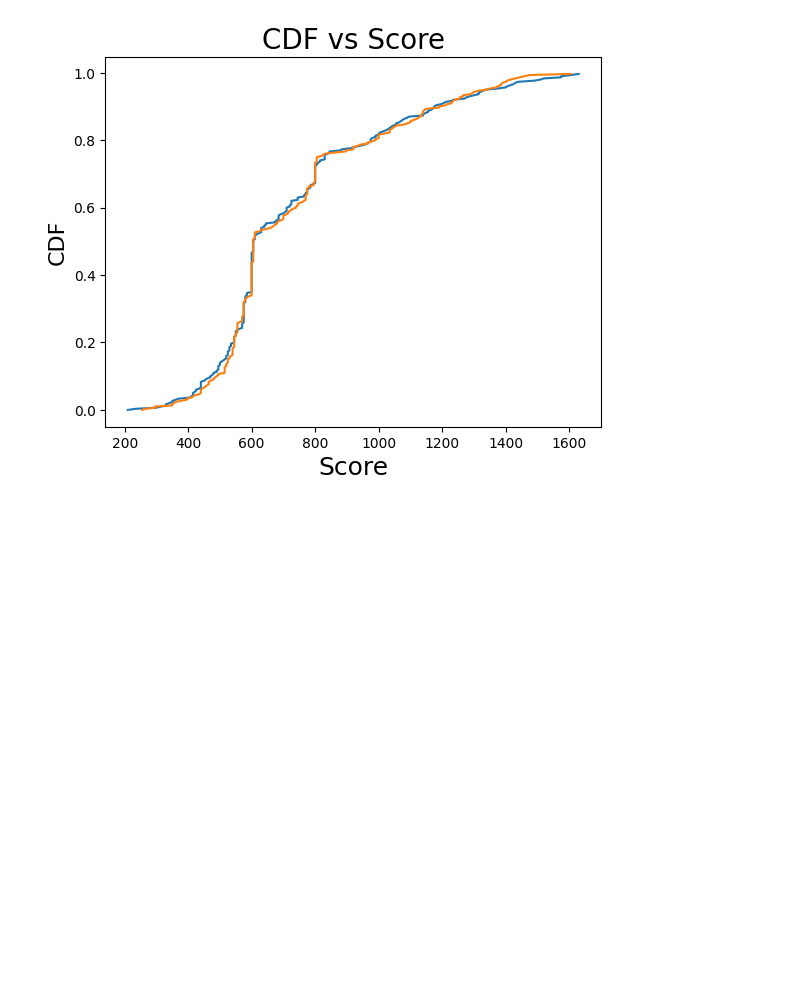
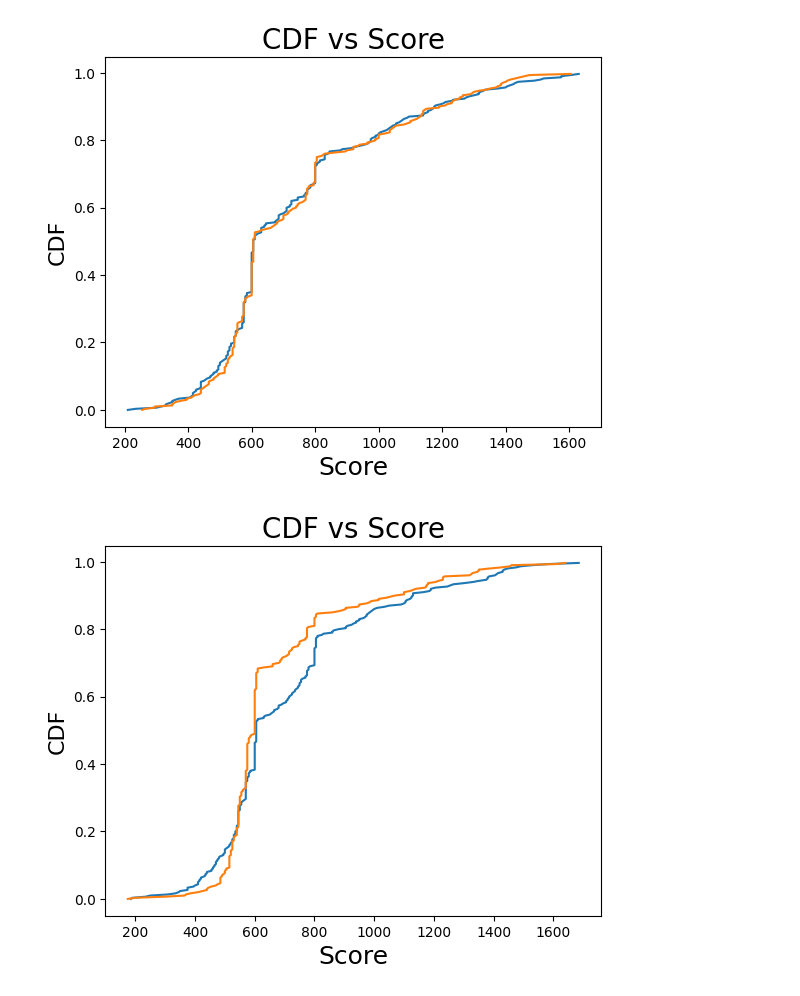
Before and after one commit to sczopek/spaceInvadersAtariRl, a Jupyter notebook: doesStableBaselinePreprocessFrameSkips.ipynb, the cells around one changed output. Cells and saved outputs as stored; diff of their text form; code cells hidden in the pictures; blank space fills up the shorter version.

```diff
--- a/doesStableBaselinePreprocessFrameSkips.ipynb
+++ b/doesStableBaselinePreprocessFrameSkips.ipynb
@@ -46,4 +74,0 @@ checkpoint_callback = CheckpointCallback(save_freq=250000, save_path="./gdrive/M
-# %%
-model = PPO.load("/content/gdrive/MyDrive/models/PPO/ppo_spaceInvadersFrameSkipWinningParams_106000000_steps", verbose=1, tensorboard_log="./gdrive/MyDrive/models/ppo_spaceinvaders_tensorboard/",
-                 force_reset=False)
-model.set_env(vec_env)
@@ -84,0 +146,12 @@ Streaming output truncated to the last 5000 lines.
+# %%
+from stable_baselines3.common.evaluation import evaluate_policy
+
+modelNoFrameSkip = PPO.load("/content/gdrive/MyDrive/models/PPO/ppo_spaceInvadersLvl4Train_9989760_steps", verbose=1,
+                 force_reset=False)
+
+env = make_atari_env("SpaceInvadersNoFrameskip-v4", n_envs=8, seed=0)
+# Stack 4 frames
+vec_env = VecFrameStack(env, n_stack=4)
+modelNoFrameSkip.set_env(vec_env)
+
+ep_reward_noFrameSkip, ep_len_noFrameSkip = evaluate_policy(modelNoFrameSkip, vec_env, n_eval_episodes=300, return_episode_rewards=True, deterministic=False)
@@ -88,7 +163,2 @@ from stable_baselines3.common.evaluation import evaluate_policy
 import numpy as np
 import matplotlib.pyplot as plt
-# %%
-model_wFrameSkip = model
-model_wFrameSkip.set_env(vec_env)
-
-ep_reward_wFrameSkip, ep_len_wFrameSkip = evaluate_policy(model, vec_env, n_eval_episodes=300, return_episode_rewards=True, deterministic=False)
@@ -97,6 +164,0 @@ Wrapping the env in a VecTransposeImage.
-# %%
-modelNoFrameSkip = PPO.load("/content/gdrive/MyDrive/models/PPO/ppo_spaceInvadersLvl4Train_9989760_steps", verbose=1, tensorboard_log="./gdrive/MyDrive/models/ppo_spaceinvaders_tensorboard/",
-                 force_reset=False)
-modelNoFrameSkip.set_env(vec_env)
-
-ep_reward_noFrameSkip, ep_len_noFrameSkip = evaluate_policy(model, vec_env, n_eval_episodes=300, return_episode_rewards=True, deterministic=False)
@@ -134,3 +194,19 @@ plt.ylabel('CDF', fontsize = 16)
 plt.show()
 # %% [output]
 [figure]
+# %%
+# CDF Plot of Scores
+N = n_eval_episodes=300
+X1 = np.sort(ep_reward_wFrameSkip)
+X2 = np.sort(ep_reward_noFrameSkip)
+F1 = np.array(range(N))/float(N)
+F2 = np.array(range(N))/float(N)
+
+plt.plot(X1, F1)
+plt.plot(X2, F2)
+plt.title('CDF vs Score', fontsize = 20)
+plt.xlabel('Score', fontsize = 18)
+plt.ylabel('CDF', fontsize = 16)
+plt.show()
+# %% [output]
+[figure, added]
```
Also changed, not shown: parts of 21 cells of this notebook.
